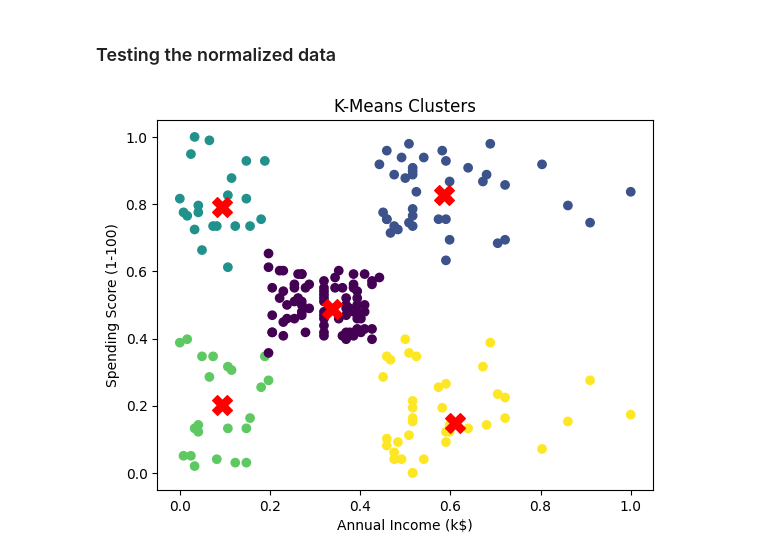
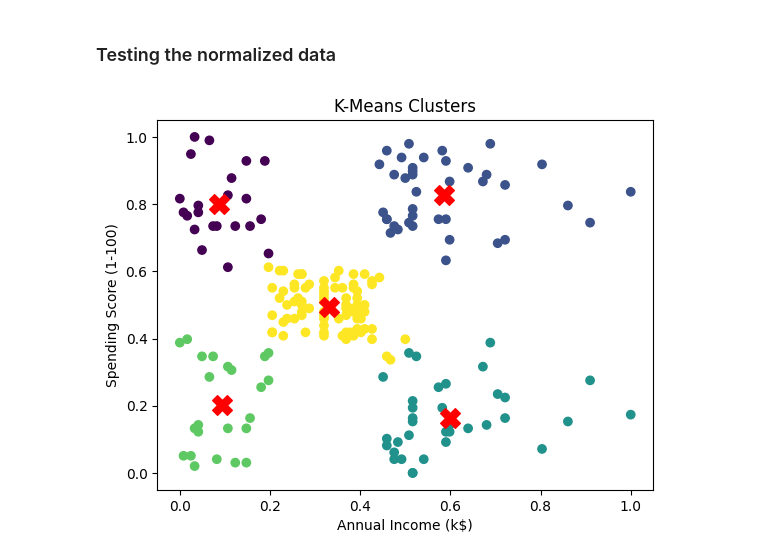
Before and after one commit to arturcatao/kmeans-from-scratch, a Jupyter notebook: notebooks/exploratory_data_analysis.ipynb, the cells around one changed output. Saved outputs shown, nothing was run; the diff lists cells and outputs as text; code cells hidden in the pictures.

```diff
--- a/notebooks/exploratory_data_analysis.ipynb
+++ b/notebooks/exploratory_data_analysis.ipynb
@@ -197,13 +197,13 @@ plt.show()
 normalized_model = Kmeans(k=5)
 normalized_model.fit(X_norm)
 # %%
-plt.scatter(X_norm[:, 0], X_norm[:, 1], c=model.clusters, cmap='viridis')
+plt.scatter(X_norm[:, 0], X_norm[:, 1], c=normalized_model.clusters, cmap='viridis')
 plt.scatter(normalized_model.centroids[:, 0], normalized_model.centroids[:, 1], c='red', marker='X', s=200)
 plt.xlabel("Annual Income (k$)")
 plt.ylabel("Spending Score (1-100)")
 plt.title("K-Means Clusters")
 
 plt.savefig("../static/K-means Clusters Normalized", dpi=150)
 plt.show()
 # %% [output]
-[figure, old version]
+[figure, new version]
```
Also changed, not shown: parts of 2 cells of this notebook, 4 other files.
